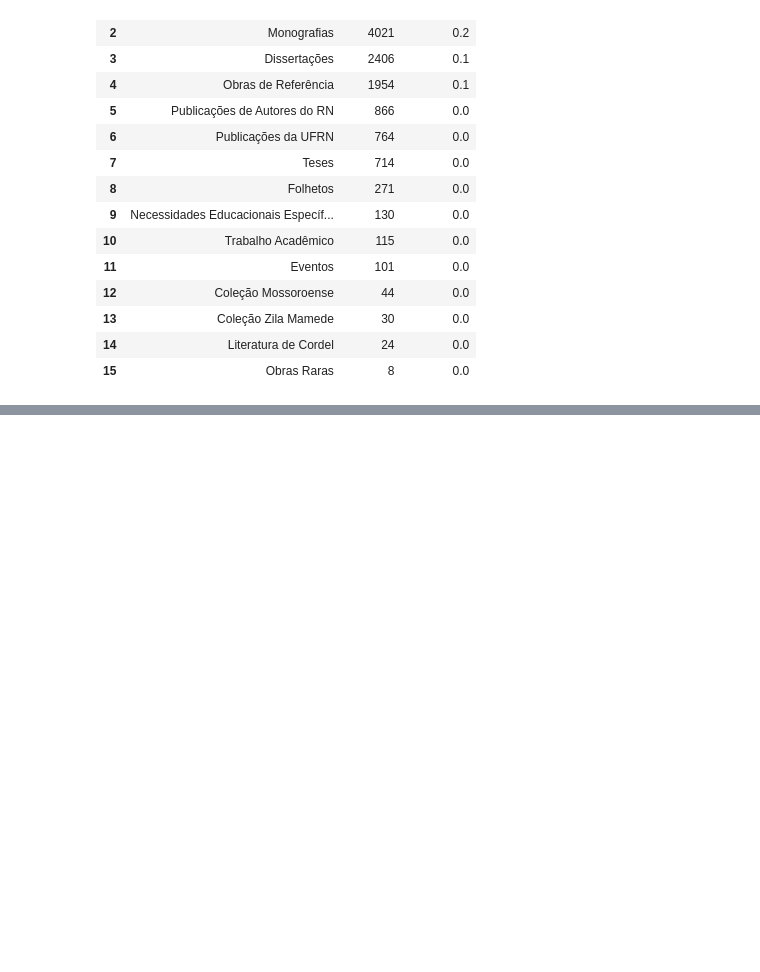
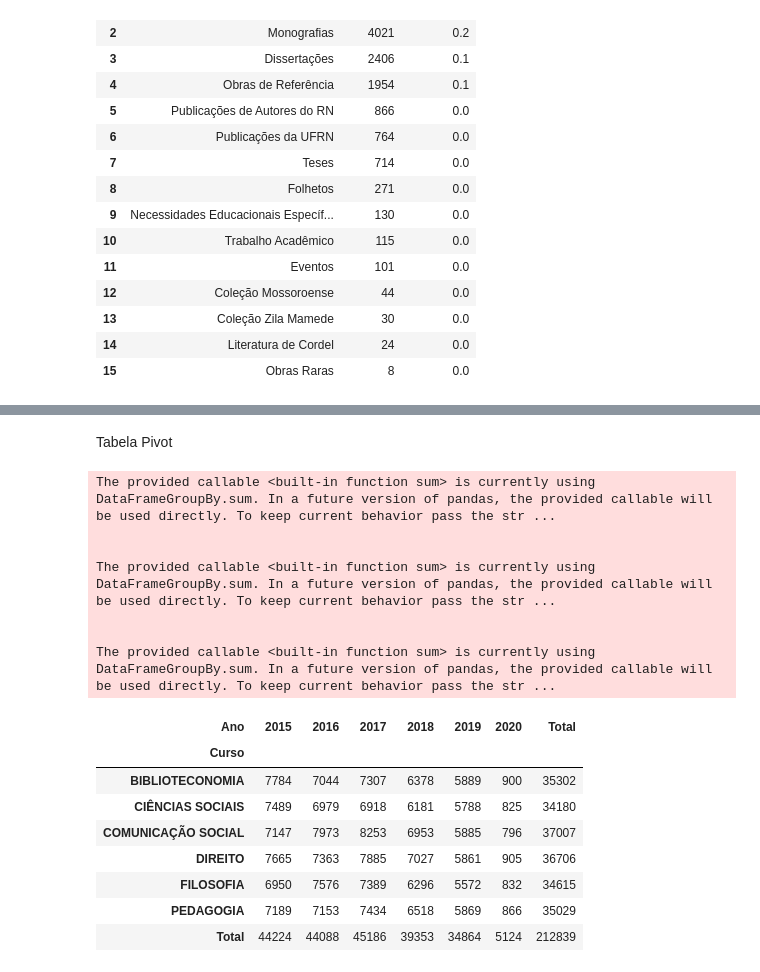
Before and after one commit to tchaparral/7DaysCodeChallenge-Data-Science, a Jupyter notebook: biblioteca_UFRN.ipynb, the cells around one changed output, grey strips where cells are left out. Saved outputs shown, nothing was run; the diff lists cells and outputs as text; code cells hidden in the pictures; blank space fills up the shorter version.

```diff
--- a/biblioteca_UFRN.ipynb
+++ b/biblioteca_UFRN.ipynb
@@ -552,0 +840,3 @@ colecao
+# %%
+df_matriculas_selecionados = df_matriculas.query("curso == ['BIBLIOTECONOMIA','CIÊNCIAS SOCIAIS','COMUNICAÇÃO SOCIAL','DIREITO','FILOSOFIA','PEDAGOGIA']")
+df_matriculas_selecionados
@@ -552,0 +857,5 @@ colecao
+# %%
+# unindo dataframes
+
+matriculas_completo = matricula_emprestimo.merge(df_matriculas_selecionados)
+matriculas_completo
@@ -552,0 +876,3 @@ colecao
+# %%
+matriculas_completo['data_emprestimo'] = matriculas_completo['data_emprestimo'].dt.year
+matriculas_completo
@@ -552,0 +893,4 @@ colecao
+# %%
+matriculas_completo = matriculas_completo.iloc[:,[1,3]].value_counts().reset_index()
+matriculas_completo.columns = ['Ano', 'Curso', 'Emprestimos']
+matriculas_completo
@@ -552,0 +915,31 @@ colecao
+# %% [markdown]
+Tabela Pivot
+# %%
+matriculas_completo_pivot = matriculas_completo.pivot_table(
+    index = 'Curso',
+    columns = 'Ano',
+    values = 'Emprestimos',
+    fill_value = '-',
+    aggfunc = sum,
+    margins = True,
+    margins_name = 'Total',
+)
+
+matriculas_completo_pivot
+# %% [output]
+The provided callable <built-in function sum> is currently using DataFrameGroupBy.sum. In a future version of pandas, the provided callable will be used directly. To keep current behavior pass the str ...
+
+
+The provided callable <built-in function sum> is currently using DataFrameGroupBy.sum. In a future version of pandas, the provided callable will be used directly. To keep current behavior pass the str ...
+
+
+The provided callable <built-in function sum> is currently using DataFrameGroupBy.sum. In a future version of pandas, the provided callable will be used directly. To keep current behavior pass the str ...
+| Ano | 2015 | 2016 | 2017 | 2018 | 2019 | 2020 | Total |
+| Curso |  |  |  |  |  |  |  |
+| BIBLIOTECONOMIA | 7784 | 7044 | 7307 | 6378 | 5889 | 900 | 35302 |
+| CIÊNCIAS SOCIAIS | 7489 | 6979 | 6918 | 6181 | 5788 | 825 | 34180 |
+| COMUNICAÇÃO SOCIAL | 7147 | 7973 | 8253 | 6953 | 5885 | 796 | 37007 |
+| DIREITO | 7665 | 7363 | 7885 | 7027 | 5861 | 905 | 36706 |
+| FILOSOFIA | 6950 | 7576 | 7389 | 6296 | 5572 | 832 | 34615 |
+| PEDAGOGIA | 7189 | 7153 | 7434 | 6518 | 5869 | 866 | 35029 |
+| Total | 44224 | 44088 | 45186 | 39353 | 34864 | 5124 | 212839 |
```
Also changed, not shown: parts of 40 cells of this notebook, 1 other file.
